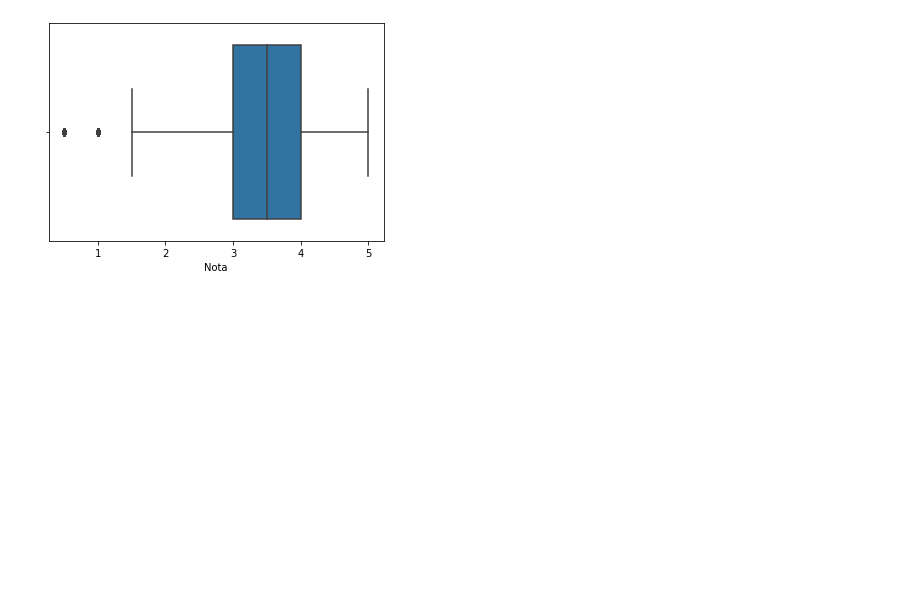
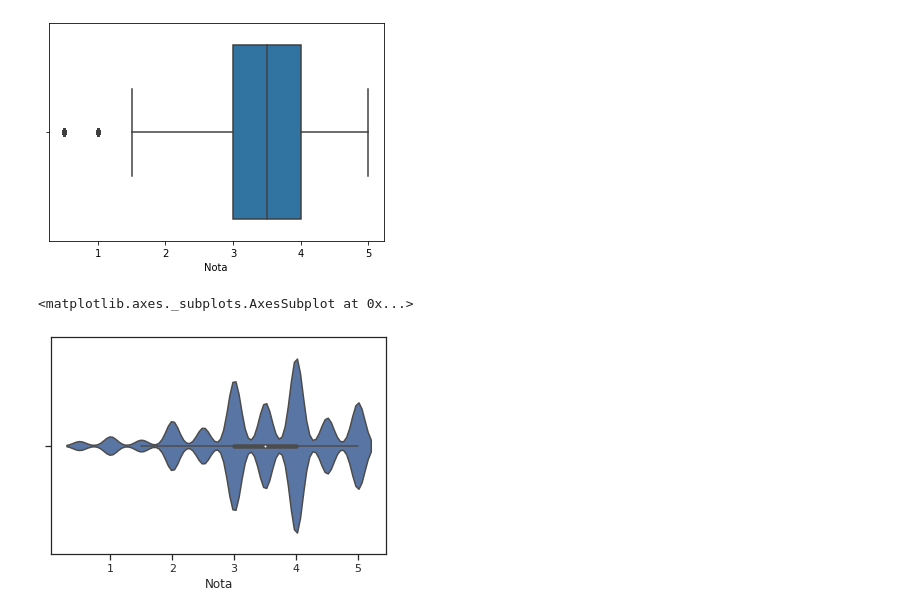
Before and after one commit to mkotoko/Test-Drive-Azure-Synapse-with-a-1-click-POC, a Jupyter notebook: Introdução_a_Data_Science.ipynb, the cells around one changed output. Drawn from its saved outputs; the diff is of its cells as text; code cells hidden in the pictures; blank space fills up the shorter version.

```diff
--- a/Introdução_a_Data_Science.ipynb
+++ b/Introdução_a_Data_Science.ipynb
@@ -111,3 +107,10 @@ sns.boxplot(notas.Nota)
 # %% [output]
 <matplotlib.axes._subplots.AxesSubplot at 0x...>
 [figure]
+# %%
+# O Gráfico abaixo não foi ensinado na aula.  Eu pesquisei o mesmo no site do Seaborn
+
+sns.violinplot(notas.Nota)
+# %% [output]
+<matplotlib.axes._subplots.AxesSubplot at 0x...>
+[figure, added]
```
Also changed, not shown: parts of 9 cells of this notebook.
